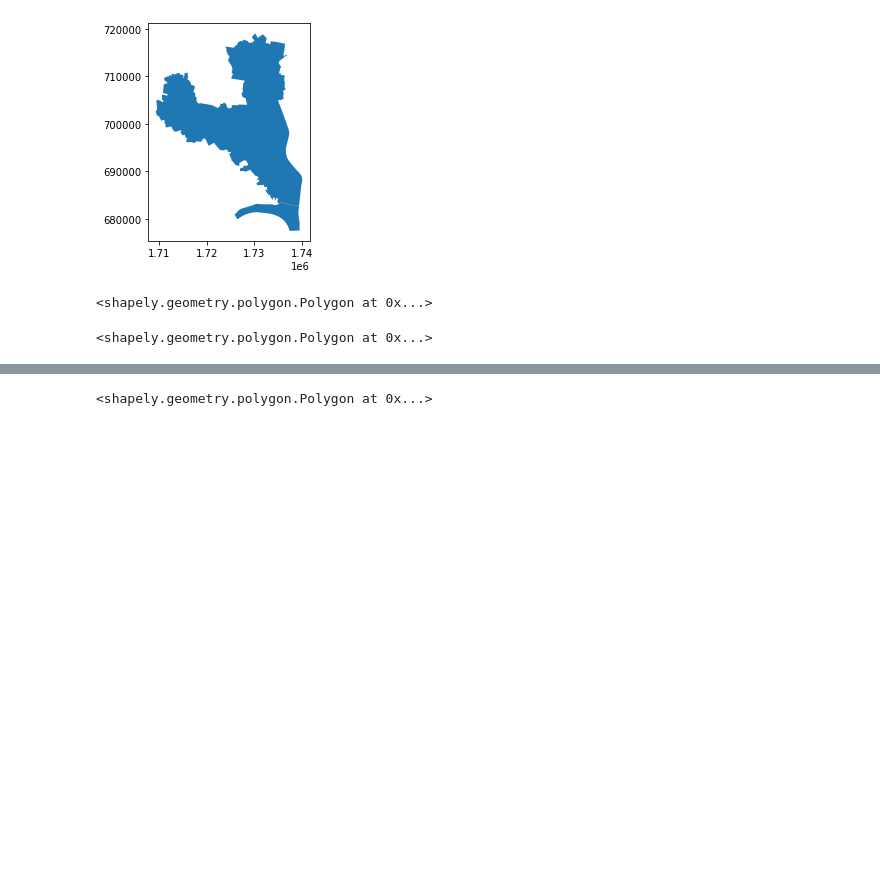
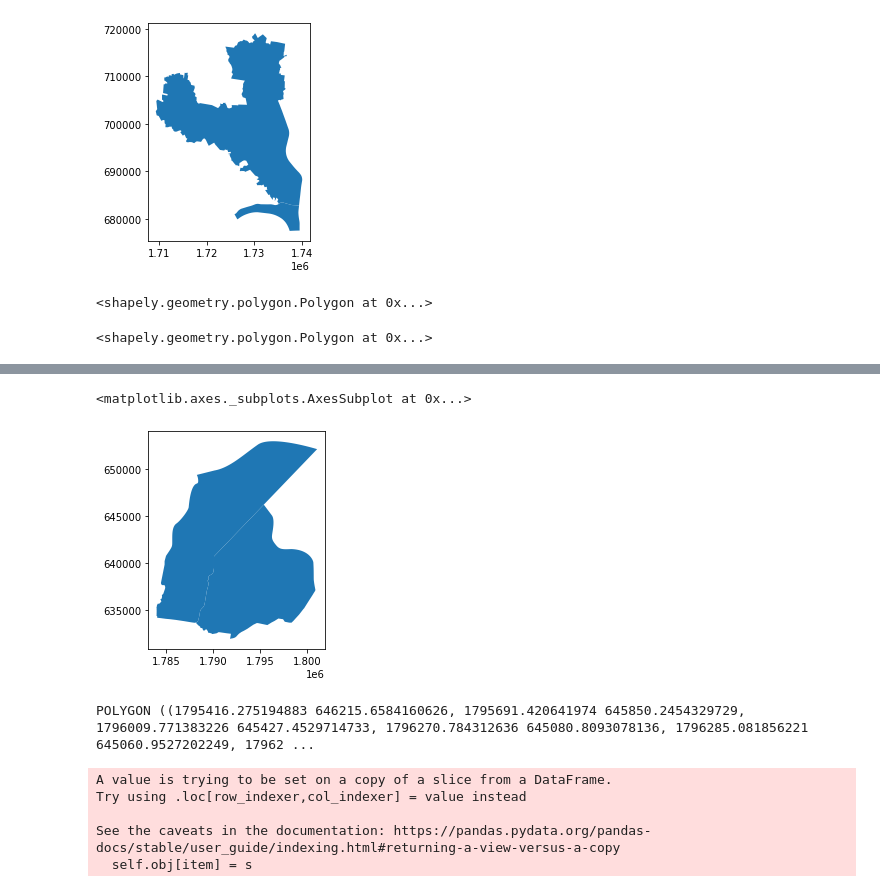
Before and after one commit to AmandaPartlow/TN_Public_School_Disparities, a Jupyter notebook: notebooks/elem_zones.ipynb, the cells around one changed output, grey strips where cells are left out. Saved outputs shown, nothing was run; the diff lists cells and outputs as text; code cells hidden in the pictures; blank space fills up the shorter version.

```diff
--- a/notebooks/elem_zones.ipynb
+++ b/notebooks/elem_zones.ipynb
@@ -105,6 +128,19 @@ ss.head()
+# %%
+ss.plot()
+# %% [output]
+<matplotlib.axes._subplots.AxesSubplot at 0x...>
+[figure, added]
 # %%
 new_ss = ss.unary_union
-# %%
-new_ss
-# %% [output]
-<shapely.geometry.polygon.Polygon at 0x...>
+# %%
+print(new_ss)
+# %% [output]
+POLYGON ((1795416.275194883 646215.6584160626, 1795691.420641974 645850.2454329729, 1796009.771383226 645427.4529714733, 1796270.784312636 645080.8093078136, 1796285.081856221 645060.9527202249, 17962 ...
+# %%
+ss.loc[69, 'geometry'] = new_ss
+# %% [output]
+A value is trying to be set on a copy of a slice from a DataFrame.
+Try using .loc[row_indexer,col_indexer] = value instead
+
+See the caveats in the documentation: https://pandas.pydata.org/pandas-docs/stable/user_guide/indexing.html#returning-a-view-versus-a-copy
+  self.obj[item] = s
```
Also changed, not shown: parts of 31 cells of this notebook, 1 other file.
